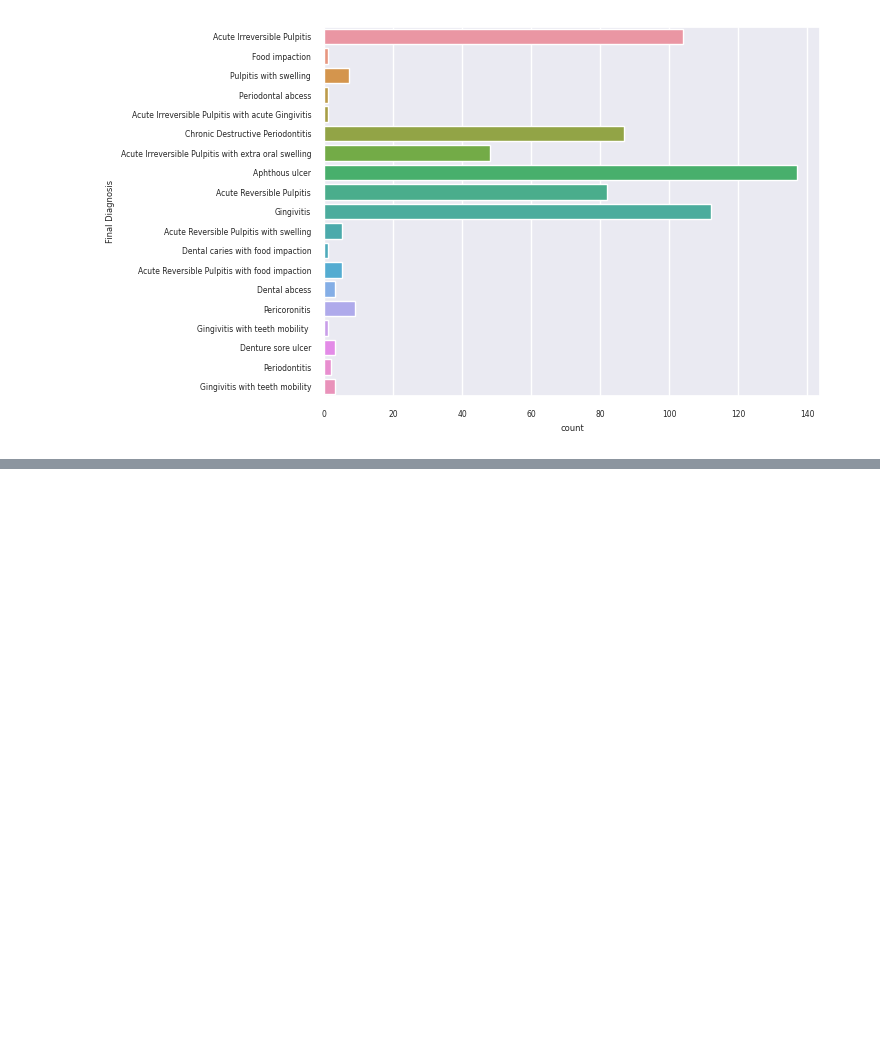
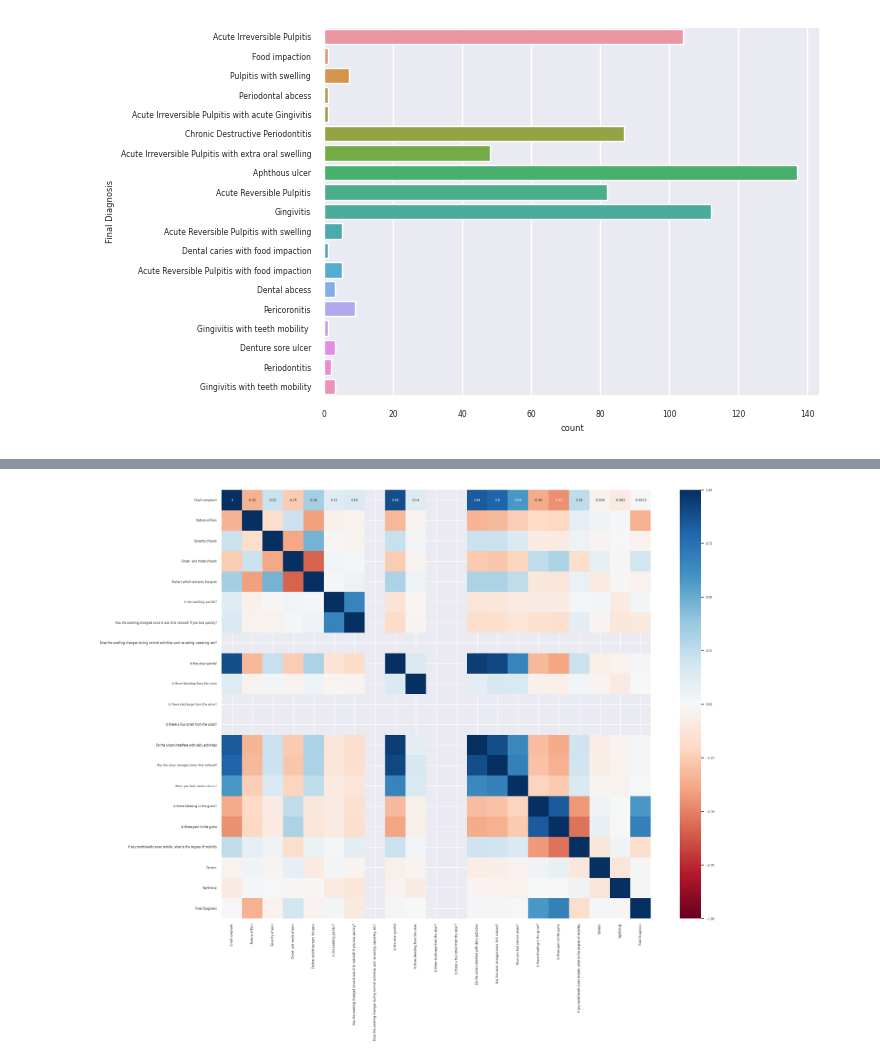
Before and after one commit to TheHuntsman4/EEML_Proposal, a Jupyter notebook: dentalEDA.ipynb, the cells around one changed output, grey strips where cells are left out. Cells and saved outputs as stored; diff of their text form; code cells hidden in the pictures; blank space fills up the shorter version.

Commit message:
<feat>:[adds correlation and pairwise plots]

```diff
--- a/dentalEDA.ipynb
+++ b/dentalEDA.ipynb
@@ -226,3 +226,8 @@ sns.countplot(y=diagnosis, label="Number of cases")
 # %% [output]
 <Axes: xlabel='count', ylabel='Final Diagnosis'>
 [figure]
+# %%
+df_encoded_diagnosis=df_encoded["Final Diagnosis"]
+df_encoded=df_encoded.drop(["Final Diagnosis"],axis=1)
+df_encoded["Final Diagnosis"]=df_encoded_diagnosis
+df_encoded.head()
@@ -228,0 +242,6 @@ sns.countplot(y=diagnosis, label="Number of cases")
+# %%
+_, ax = plt.subplots(figsize=(15, 15))
+sns.heatmap(df_encoded.corr(), cmap='RdBu', vmin=-1, vmax=1, annot=True, ax=ax)
+plt.show()
+# %% [output]
+[figure, added]
```
Also changed, not shown: parts of 1 cell of this notebook.
